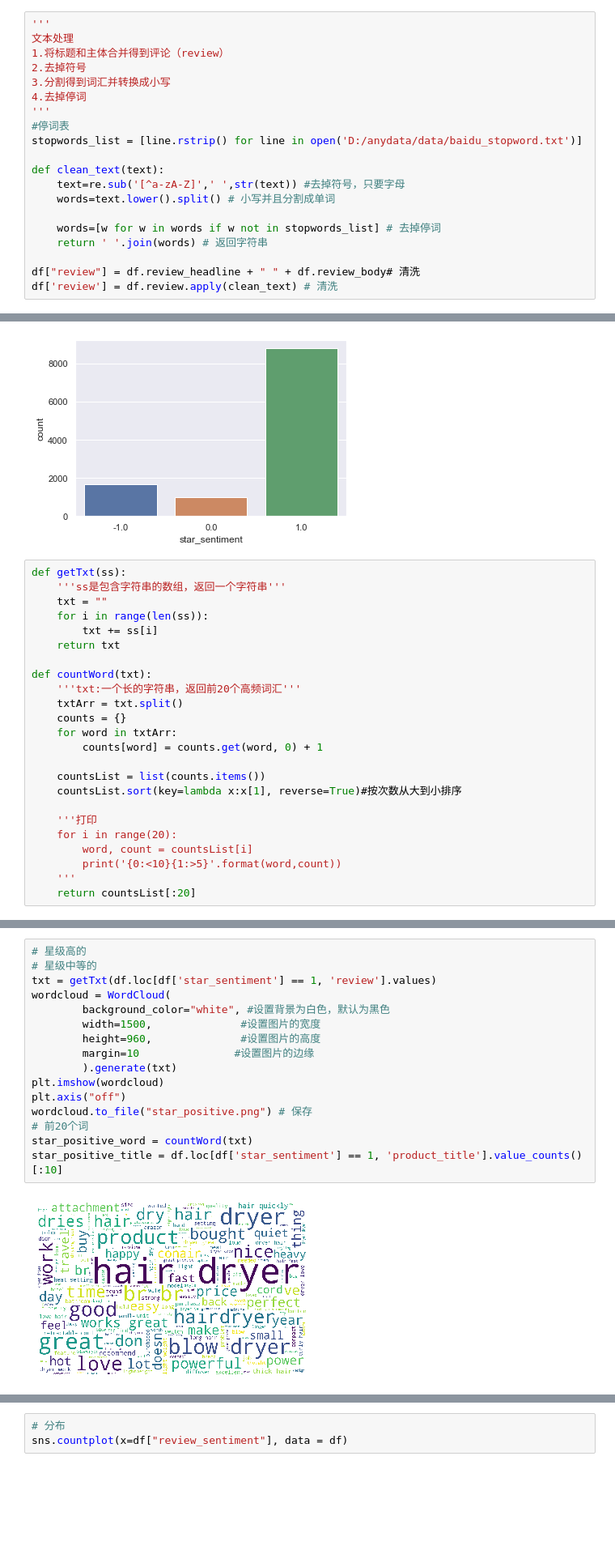
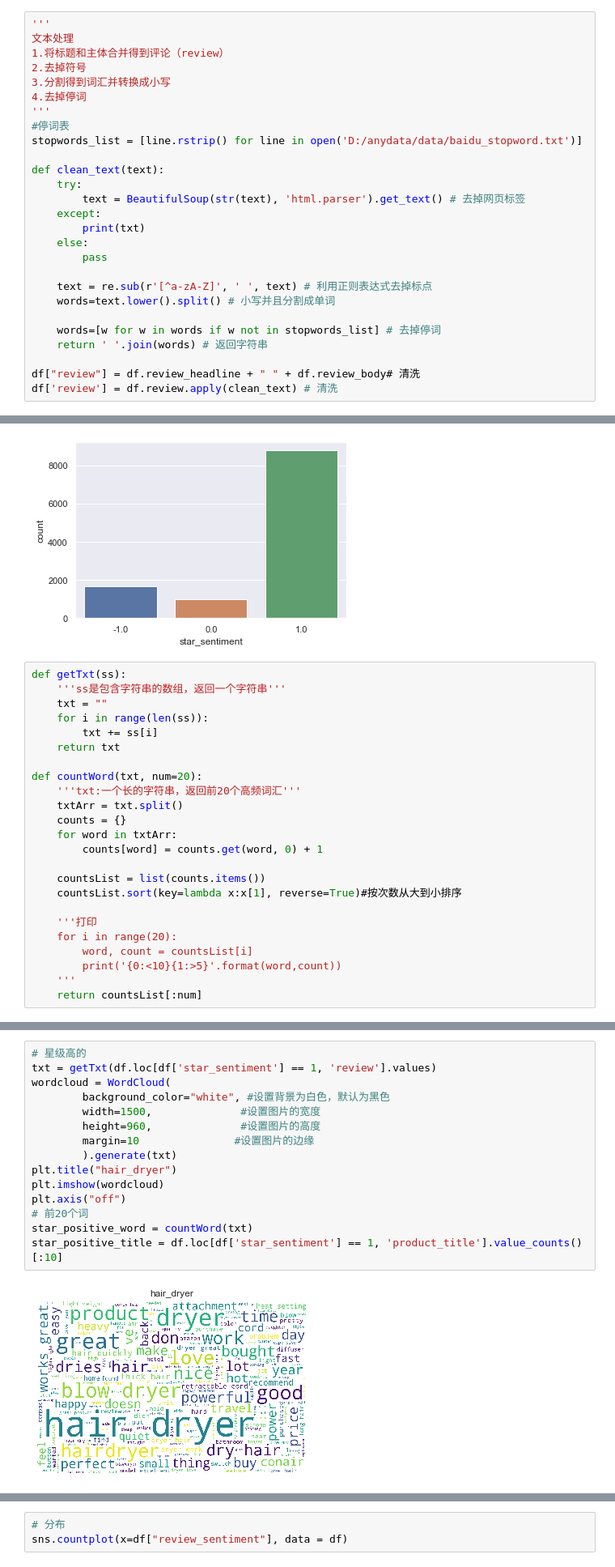
Before and after one commit to Armstrong2015/tools, a Jupyter notebook: shumo/hair_dryer.ipynb, the cells around one changed output, grey strips where cells are left out. Shown at 81% size. Cells and saved outputs as stored; diff of their text form; blank space fills up the shorter version.

```diff
--- a/shumo/hair_dryer.ipynb
+++ b/shumo/hair_dryer.ipynb
@@ -58,7 +61,14 @@ memory usage: 1.3+ MB
 stopwords_list = [line.rstrip() for line in open('D:/anydata/data/baidu_stopword.txt')]
 
 def clean_text(text):
-    text=re.sub('[^a-zA-Z]',' ',str(text)) #去掉符号，只要字母
+    try:
+        text = BeautifulSoup(str(text), 'html.parser').get_text() # 去掉网页标签
+    except:
+        print(txt)
+    else:
+        pass
+
+    text = re.sub(r'[^a-zA-Z]', ' ', text) # 利用正则表达式去掉标点
     words=text.lower().split() # 小写并且分割成单词
 
     words=[w for w in words if w not in stopwords_list] # 去掉停词
@@ -94,7 +104,7 @@ def getTxt(ss):
         txt += ss[i]
     return txt
 
-def countWord(txt):
+def countWord(txt, num=20):
     '''txt:一个长的字符串，返回前20个高频词汇'''
     txtArr = txt.split()
     counts = {}
@@ -109,7 +119,7 @@ def countWord(txt):
         word, count = countsList[i]
         print('{0:<10}{1:>5}'.format(word,count))
     '''
-    return countsList[:20]
+    return countsList[:num]
 # %%
 # 星级低的高频词汇
 from wordcloud import WordCloud
@@ -150,18 +241,17 @@ star_neutral_title = df.loc[df['star_sentiment'] == 0, 'product_title'].value_co
 # %%
 # 星级高的
-# 星级中等的
 txt = getTxt(df.loc[df['star_sentiment'] == 1, 'review'].values)
 wordcloud = WordCloud(
         background_color="white", #设置背景为白色，默认为黑色
         width=1500,              #设置图片的宽度
         height=960,              #设置图片的高度
         margin=10               #设置图片的边缘
         ).generate(txt)
+plt.title("hair_dryer")
 plt.imshow(wordcloud)
 plt.axis("off")
-wordcloud.to_file("star_positive.png") # 保存
 # 前20个词
 star_positive_word = countWord(txt)
 star_positive_title = df.loc[df['star_sentiment'] == 1, 'product_title'].value_counts()[:10]
 # %% [output]
-[figure, old version]
+[figure, new version]
```
Also changed, not shown: parts of 69 cells of this notebook, 16 other files.
